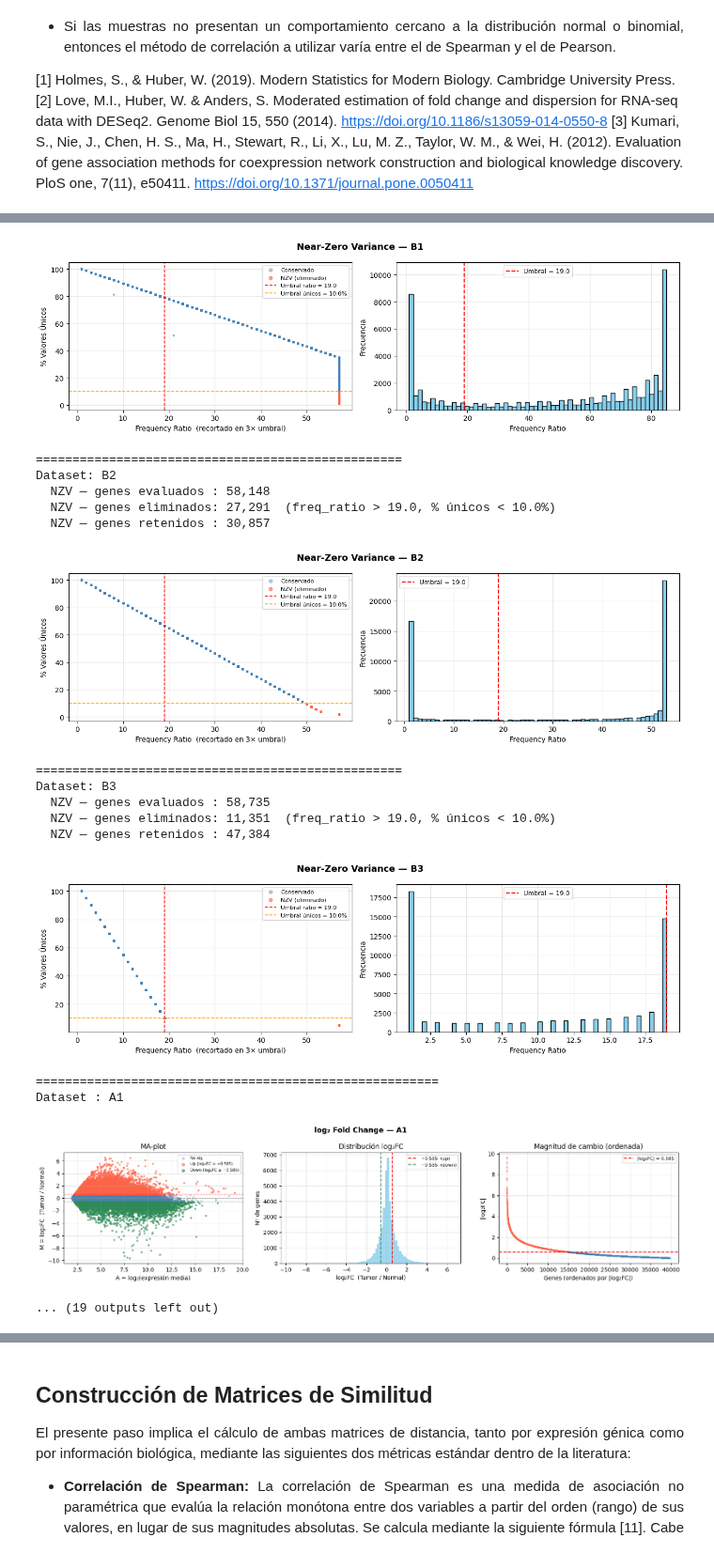
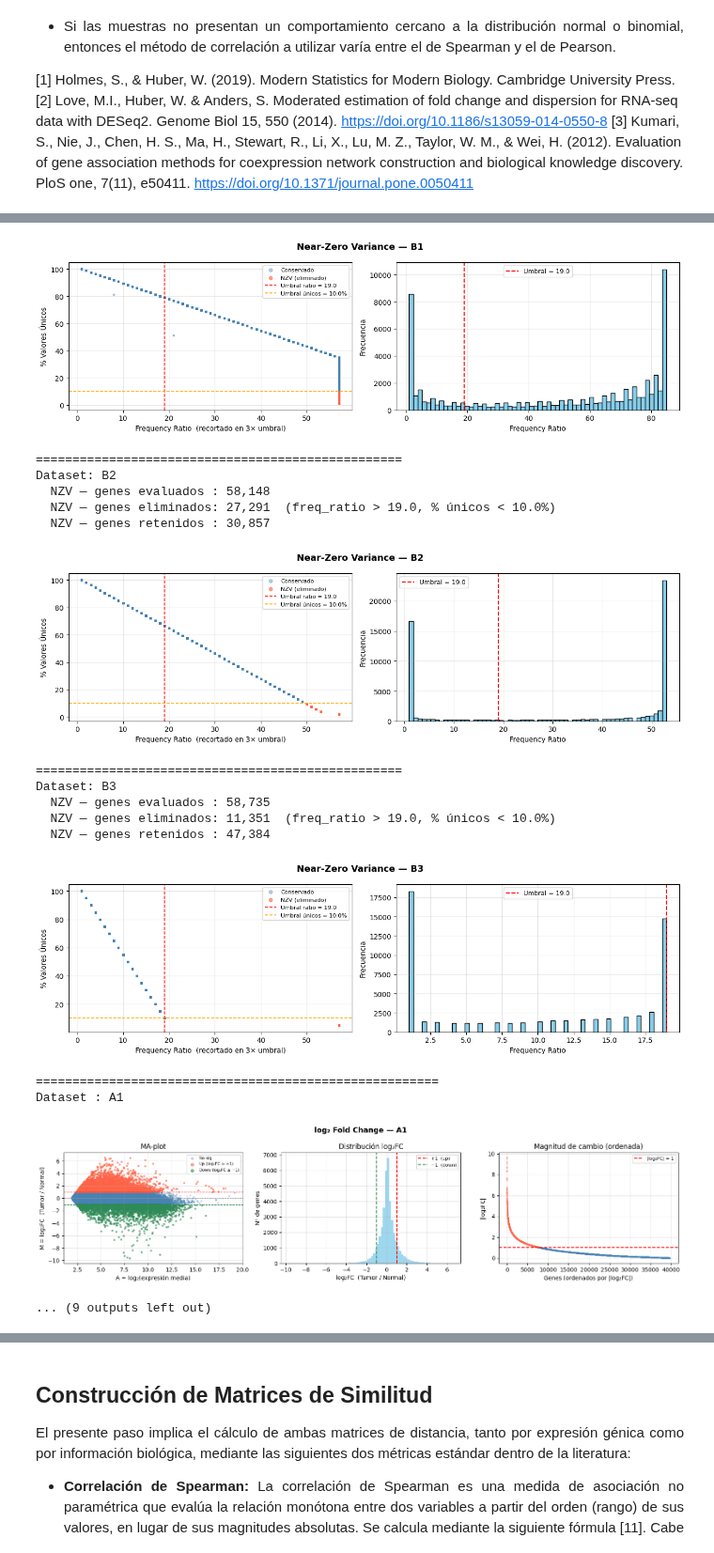
Before and after one commit to BenjaminGonzalezH/Thesis, a Jupyter notebook: Datasets/Preprocesamiento.ipynb, the cells around one changed output, grey strips where cells are left out. Shown at 94% size. Saved outputs shown, nothing was run; the diff lists cells and outputs as text; code cells hidden in the pictures.

```diff
--- a/Datasets/Preprocesamiento.ipynb
+++ b/Datasets/Preprocesamiento.ipynb
@@ -653,7 +546,6 @@ def plot_log2fc(log2fc, media_normal, media_tumor, genes, nombre,
 DATASETS_NUMPY = {}
 DATASETS_NZV   = {}
 DATASETS_FC    = {}
-DATASETS_PCA   = {}
 
 # Paso 2 - Cambio de dataframes a matrices numpy para calculos vectorizados.
 for nombre, df in DATASETS.items():
@@ -715,7 +607,7 @@ for nombre, datos in DATASETS_NUMPY.items():
 # Paso 4 - Filtrado según criterio de fold-change
 # Umbral estándar: |log₂FC| ≥ 1  ↔  cambio ≥ 2× en escala lineal. Se puede
 # ajustar a 0.585 (1.5×) para criterio más permisivo.
-UMBRAL_LOG2FC = 0.585
+UMBRAL_LOG2FC = 1
 
 for nombre, datos in DATASETS_NZV.items():          # ← entrada: post-NZV
     dataX  = datos['dataX']
@@ -754,13 +646,8 @@ for nombre, datos in DATASETS_NZV.items():          # ← entrada: post-NZV
         'media_tumor' : media_tumor,
     }
 
-# Paso 5 - Filtrado según uso de PCA.
-for nombre, datos in DATASETS_FC.items():
-    resultado_pca = processing_pca(datos['dataX'], datos['genes'], nombre)
-    DATASETS_PCA[nombre] = {**datos, **resultado_pca}
-
 # ============================================================
-# RESUMEN FINAL — pipeline NZV → FC → PCA
+# RESUMEN FINAL — pipeline NZV → FC
 # ============================================================
 separador = '=' * 55
 print(f"\n{separador}")
@@ -771,13 +658,10 @@ for nombre in DATASETS_NUMPY:
     n0 = DATASETS_NUMPY[nombre]['dataX'].shape[1]
     n1 = DATASETS_NZV[nombre]['dataX'].shape[1]
     n2 = DATASETS_FC[nombre]['dataX'].shape[1]
-    n3 = DATASETS_PCA[nombre]['dataX'].shape[1]
-    u  = DATASETS_PCA[nombre]['umbral_contrib']
 
     print(f"\n{nombre}")
     print(f"  Original  : {n0:>6,} genes")
     print(f"  Post-NZV  : {n1:>6,} genes  ({n1/n0*100:.1f}%)")
     print(f"  Post-FC   : {n2:>6,} genes  ({n2/n0*100:.1f}%)")
-    print(f"  Post-PCA  : {n3:>6,} genes  ({n3/n0*100:.1f}%)  umbral = {u:.4f}")
 # %% [output]
 CPU times: total: 0 ns
@@ -788,35 +672,35 @@ Dataset: A1
   NZV — genes evaluados : 58,735
   NZV — genes eliminados: 18,985  (freq_ratio > 19.0, % únicos < 10.0%)
   NZV — genes retenidos : 39,750
 [figure]
 ==================================================
 Dataset: A2
   NZV — genes evaluados : 58,735
   NZV — genes eliminados: 23,362  (freq_ratio > 19.0, % únicos < 10.0%)
   NZV — genes retenidos : 35,373
 [figure]
 ==================================================
 Dataset: B1
   NZV — genes evaluados : 58,735
   NZV — genes eliminados: 16,716  (freq_ratio > 19.0, % únicos < 10.0%)
   NZV — genes retenidos : 42,019
 [figure]
 ==================================================
 Dataset: B2
   NZV — genes evaluados : 58,148
   NZV — genes eliminados: 27,291  (freq_ratio > 19.0, % únicos < 10.0%)
   NZV — genes retenidos : 30,857
 [figure]
 ==================================================
 Dataset: B3
   NZV — genes evaluados : 58,735
   NZV — genes eliminados: 11,351  (freq_ratio > 19.0, % únicos < 10.0%)
   NZV — genes retenidos : 47,384
 [figure]
 =======================================================
 Dataset : A1
-[figure, old version]
+[figure, new version]
-... (19 outputs left out)
+... (9 outputs left out)
 # %% [markdown]
 ## Reconocimiento de identificadores de genes
 
```
Also changed, not shown: parts of 12 cells of this notebook, 13 other files.
